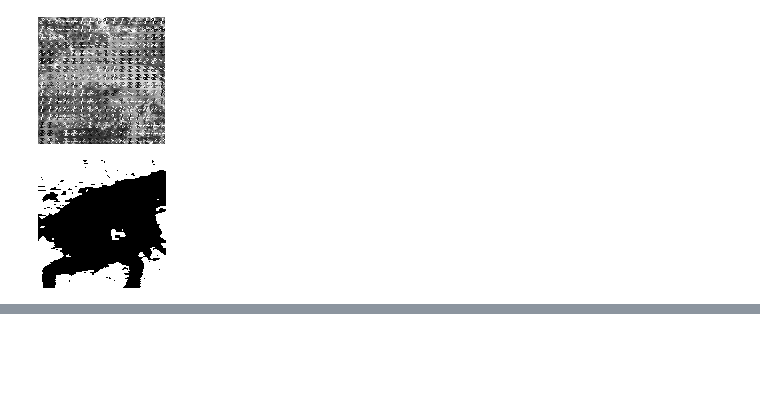
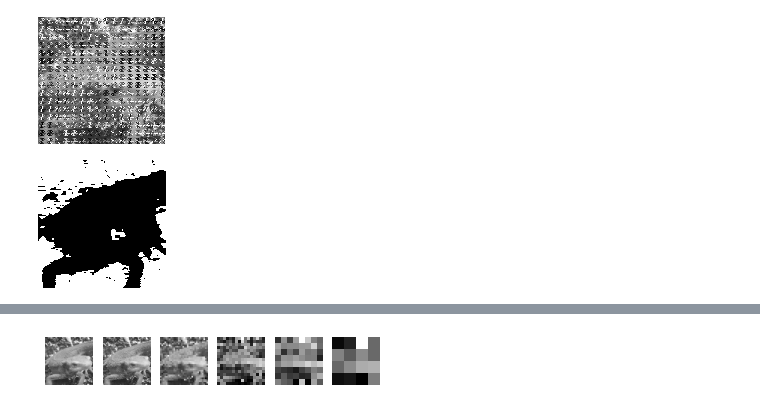
Before and after one commit to Koyac/Image100knocks1, a Jupyter notebook: Image100knocks3.ipynb, the cells around one changed output, grey strips where cells are left out. Saved outputs shown, nothing was run; the diff lists cells and outputs as text; code cells hidden in the pictures; blank space fills up the shorter version.

```diff
--- a/Image100knocks3.ipynb
+++ b/Image100knocks3.ipynb
@@ -1577,0 +1929,88 @@ cv2.destroyAllWindows()
+# %%
+import cv2
+import numpy as np
+import matplotlib.pyplot as plt
+
+# Grayscale
+def BGR2GRAY(img):
+	# Grayscale
+	gray = 0.2126 * img[..., 2] + 0.7152 * img[..., 1] + 0.0722 * img[..., 0]
+	return gray
+
+# Bi-Linear interpolation
+def bl_interpolate(img, ax=1., ay=1.):
+	if len(img.shape) > 2:
+		H, W, C = img.shape
+	else:
+		H, W = img.shape
+		C = 1
+
+	aH = int(ay * H)
+	aW = int(ax * W)
+
+	# get position of resized image
+	y = np.arange(aH).repeat(aW).reshape(aW, -1)
+	x = np.tile(np.arange(aW), (aH, 1))
+
+	# get position of original position
+	y = (y / ay)
+	x = (x / ax)
+
+	ix = np.floor(x).astype(np.int)
+	iy = np.floor(y).astype(np.int)
+
+	ix = np.minimum(ix, W-2)
+	iy = np.minimum(iy, H-2)
+
+	# get distance
+	dx = x - ix
+	dy = y - iy
+
+	if C > 1:
+		dx = np.repeat(np.expand_dims(dx, axis=-1), C, axis=-1)
+		dy = np.repeat(np.expand_dims(dy, axis=-1), C, axis=-1)
+
+	# interpolation
+	out = (1-dx) * (1-dy) * img[iy, ix] + dx * (1 - dy) * img[iy, ix+1] + (1 - dx) * dy * img[iy+1, ix] + dx * dy * img[iy+1, ix+1]
+
+	out = np.clip(out, 0, 255)
+	out = out.astype(np.uint8)
+
+	return out
+
+# make image pyramid
+def make_pyramid(gray):
+	# first element
+	pyramid = [gray]
+	# each scale
+	for i in range(1, 6):
+		# define scale
+		a = 2. ** i
+
+		# down scale
+		p = bl_interpolate(gray, ax=1./a, ay=1. / a)
+
+		# add pyramid list
+		pyramid.append(p)
+
+	return pyramid
+
+# Read image
+img = cv2.imread("/content/drive/MyDrive/assets/imori.jpg").astype(np.float32)
+
+gray = BGR2GRAY(img)
+
+# pyramid
+pyramid = make_pyramid(gray)
+
+for i in range(6):
+    cv2.imwrite("out_{}.jpg".format(2**i), pyramid[i].astype(np.uint8))
+    plt.subplot(1, 6, i+1)
+    plt.imshow(pyramid[i], cmap='gray')
+    plt.axis('off')
+    plt.xticks(color="None")
+    plt.yticks(color="None")
+
+plt.show()
+# %% [output]
+[figure, added]
```
Also changed, not shown: parts of 4 cells of this notebook.
